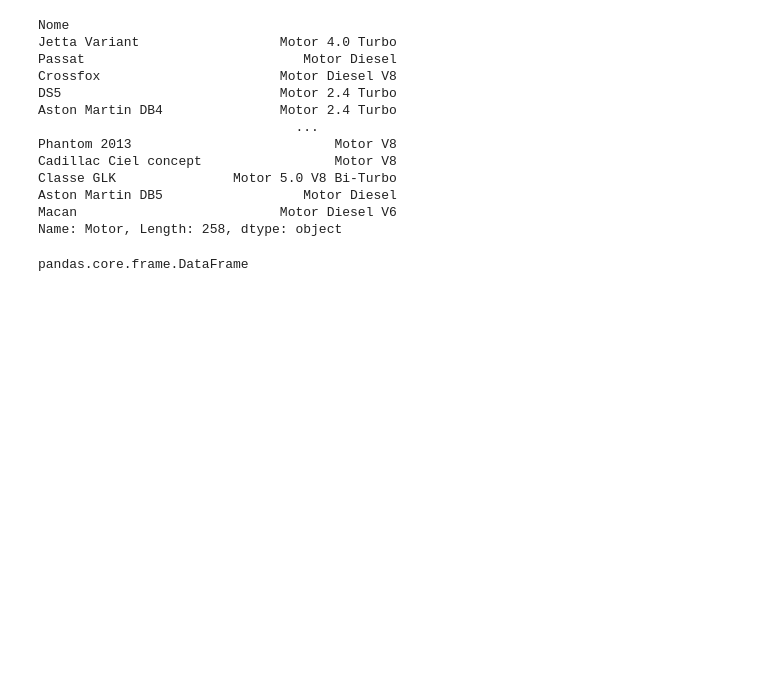
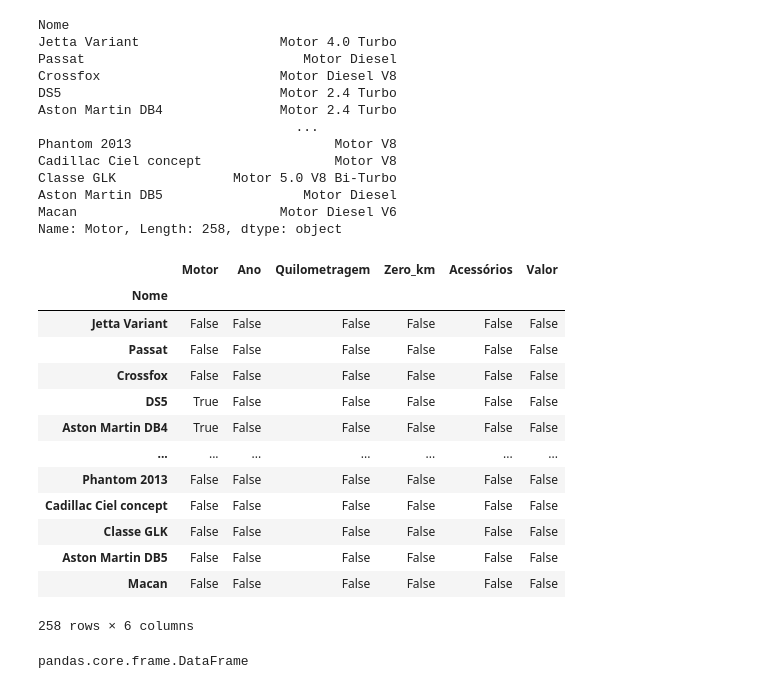
Before and after one commit to jpablolima/mineracao_de_dados, a Jupyter notebook: carros.ipynb, the cells around one changed output. Cells and saved outputs as stored; diff of their text form; code cells hidden in the pictures; blank space fills up the shorter version.

```diff
--- a/carros.ipynb
+++ b/carros.ipynb
@@ -140,3 +140,20 @@ selectMotorTurbo = datasetCarros == "Motor 2.4 Turbo"
+# %%
+selectMotorTurbo
+# %% [output]
+|  | Motor | Ano | Quilometragem | Zero_km | Acessórios | Valor |
+| Nome |  |  |  |  |  |  |
+| Jetta Variant | False | False | False | False | False | False |
+| Passat | False | False | False | False | False | False |
+| Crossfox | False | False | False | False | False | False |
+| DS5 | True | False | False | False | False | False |
+| Aston Martin DB4 | True | False | False | False | False | False |
+| ... | ... | ... | ... | ... | ... | ... |
+| Phantom 2013 | False | False | False | False | False | False |
+| Cadillac Ciel concept | False | False | False | False | False | False |
+| Classe GLK | False | False | False | False | False | False |
+| Aston Martin DB5 | False | False | False | False | False | False |
+| Macan | False | False | False | False | False | False |
+258 rows × 6 columns
 # %%
 type(selectMotorTurbo)
 # %% [output]
```
Also changed, not shown: parts of 6 cells of this notebook.
